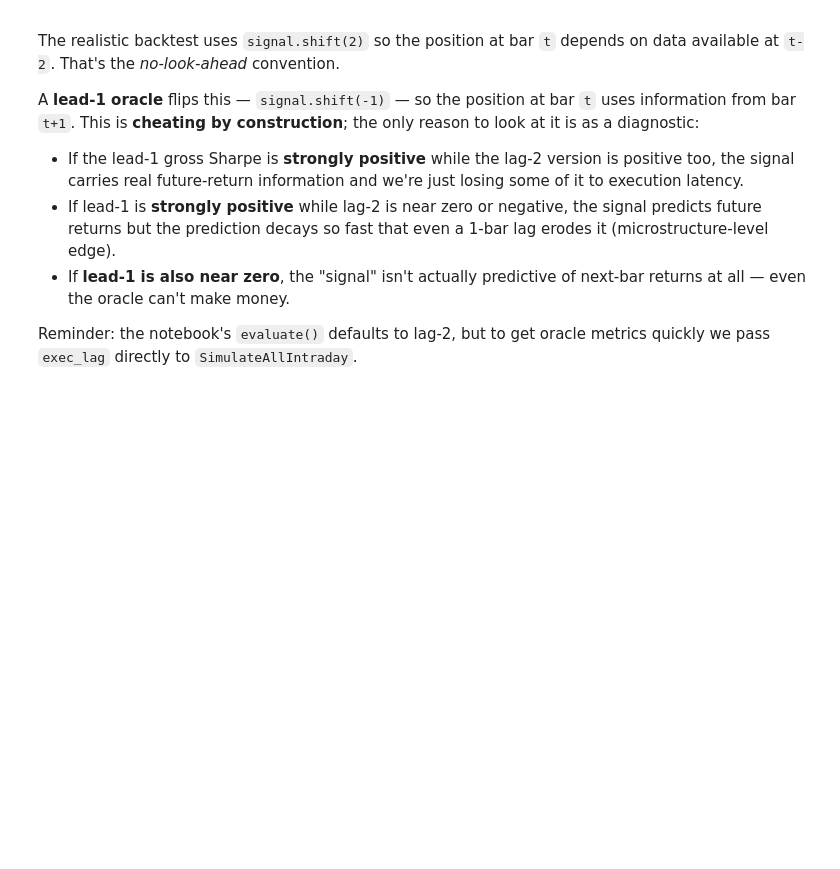
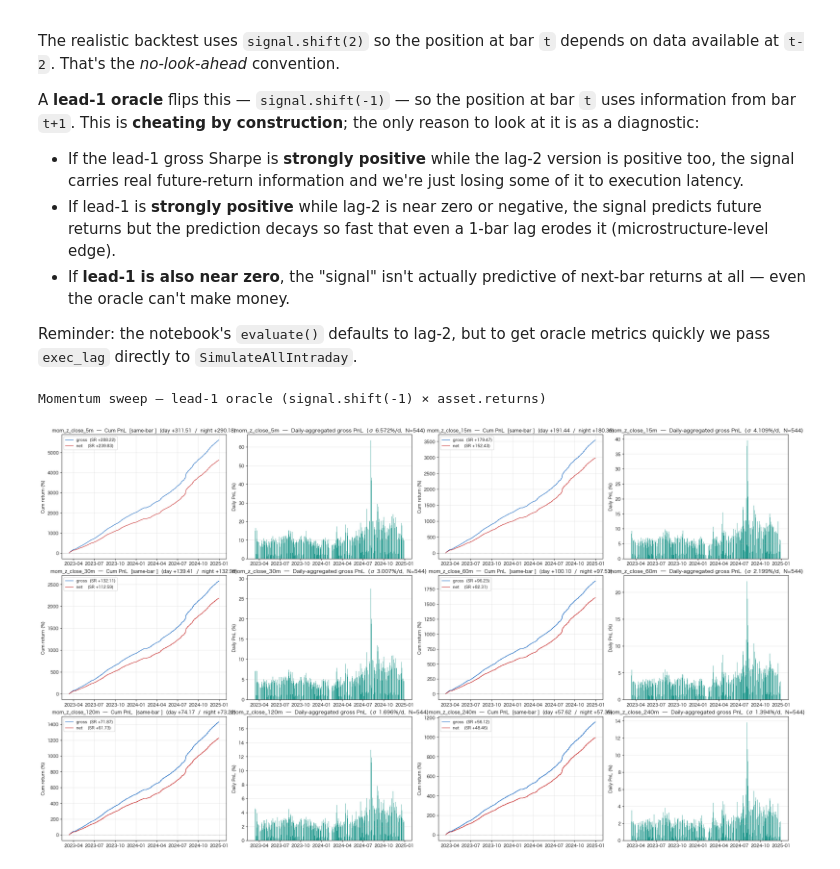
Before and after one commit to reggiehsu111/CTA, a Jupyter notebook: intraday_signals.ipynb, the cells around one changed output. Saved outputs shown, nothing was run; the diff lists cells and outputs as text; code cells hidden in the pictures; blank space fills up the shorter version.

```diff
--- a/intraday_signals.ipynb
+++ b/intraday_signals.ipynb
@@ -505,13 +561,16 @@ oracle metrics quickly we pass `exec_lag` directly to `SimulateAllIntraday`.
 # %%
 # Same momentum sweep but executed with lead-1 (look-ahead) — oracle
 print("Momentum sweep — lead-1 oracle (signal.shift(-1) × asset.returns)")
 cta.SimulateAllIntraday(
     *mom_signals.values(),
     names=list(mom_signals.keys()),
     time_granularity="1m",
     normalize=False,
-    exec_lag=-1,
+    exec_lag=0,
 )
+# %% [output]
+Momentum sweep — lead-1 oracle (signal.shift(-1) × asset.returns)
+[figure, added]
 # %%
 # And the reversion sweep, also with lead-1
 print("Reversion sweep — lead-1 oracle")
```
Also changed, not shown: parts of 10 cells of this notebook, 2 other files.
